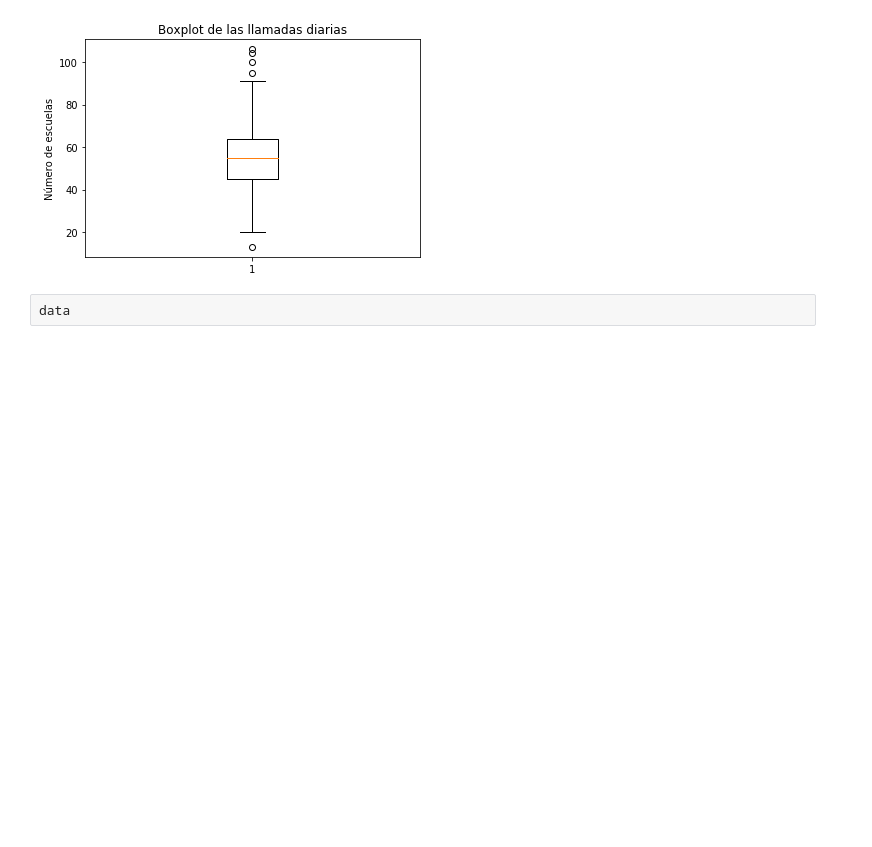
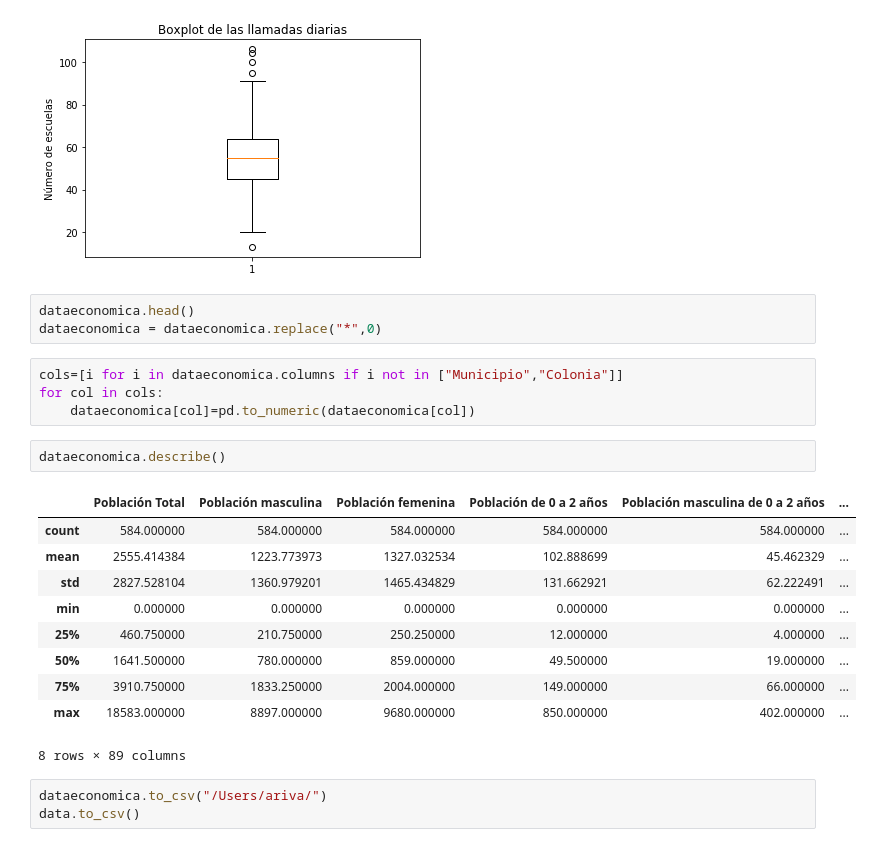
Before and after one commit to PithonAlphas/Ari, a Jupyter notebook: DataAnalysis.ipynb, the cells around one changed output. Saved outputs shown, nothing was run; the diff lists cells and outputs as text; blank space fills up the shorter version.

```diff
--- a/DataAnalysis.ipynb
+++ b/DataAnalysis.ipynb
@@ -72,5 +72,26 @@ plt.title("Boxplot de las llamadas diarias")
 # %% [output]
 Text(0.5,1,'Boxplot de las llamadas diarias')
 [figure]
-# %%
-data
+# %%
+dataeconomica.head()
+dataeconomica = dataeconomica.replace("*",0)
+# %%
+cols=[i for i in dataeconomica.columns if i not in ["Municipio","Colonia"]]
+for col in cols:
+    dataeconomica[col]=pd.to_numeric(dataeconomica[col])
+# %%
+dataeconomica.describe()
+# %% [output]
+|  | Población Total | Población masculina | Población femenina | Población de 0 a 2 años | Población masculina de 0 a 2 años | ... |
+| count | 584.000000 | 584.000000 | 584.000000 | 584.000000 | 584.000000 | ... |
+| mean | 2555.414384 | 1223.773973 | 1327.032534 | 102.888699 | 45.462329 | ... |
+| std | 2827.528104 | 1360.979201 | 1465.434829 | 131.662921 | 62.222491 | ... |
+| min | 0.000000 | 0.000000 | 0.000000 | 0.000000 | 0.000000 | ... |
+| 25% | 460.750000 | 210.750000 | 250.250000 | 12.000000 | 4.000000 | ... |
+| 50% | 1641.500000 | 780.000000 | 859.000000 | 49.500000 | 19.000000 | ... |
+| 75% | 3910.750000 | 1833.250000 | 2004.000000 | 149.000000 | 66.000000 | ... |
+| max | 18583.000000 | 8897.000000 | 9680.000000 | 850.000000 | 402.000000 | ... |
+8 rows × 89 columns
+# %%
+dataeconomica.to_csv("/Users/ariva/")
+data.to_csv()
```
Also changed, not shown: 3 other files.
